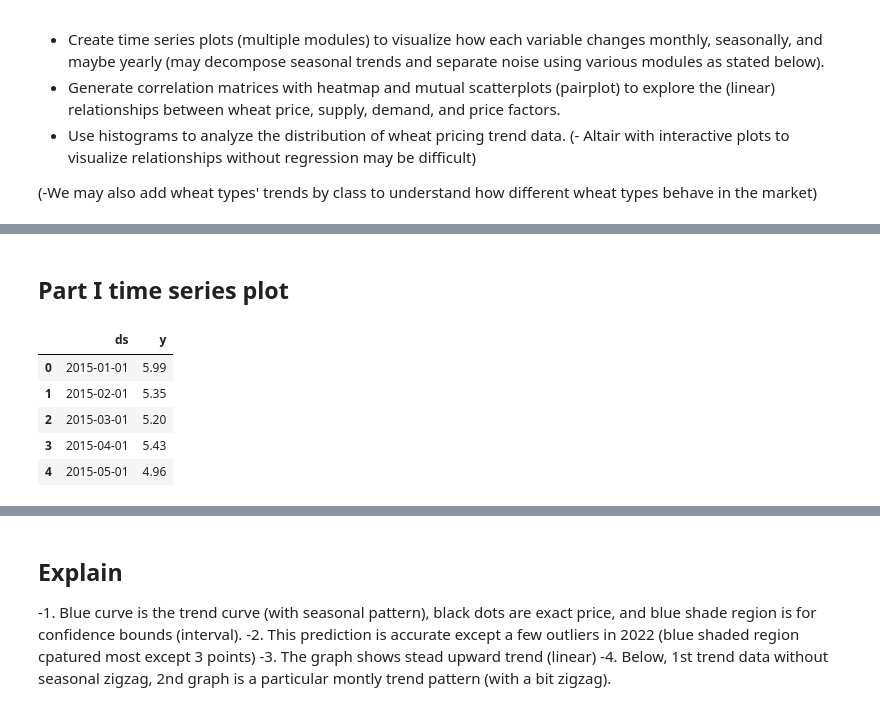
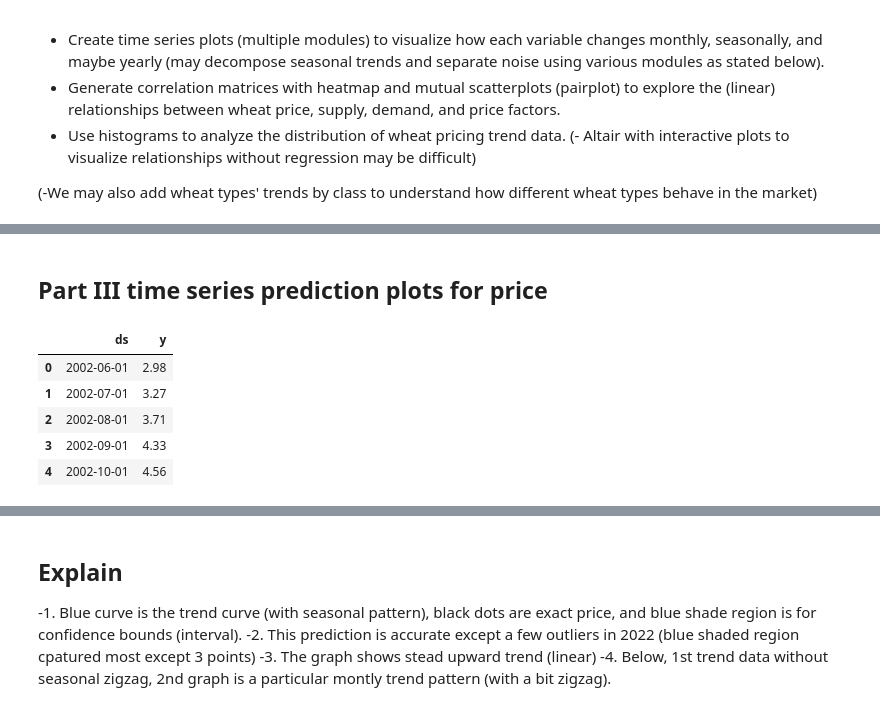
Before and after one commit to WeitongNiu/project-, a Jupyter notebook: visualization.ipynb, the cells around one changed output, grey strips where cells are left out. Saved outputs shown, nothing was run; the diff lists cells and outputs as text; code cells hidden in the pictures.

```diff
--- a/visualization.ipynb
+++ b/visualization.ipynb
@@ -156,14 +457,14 @@ We will begin our exploratory data analysis (EDA) by examining the trends in whe
 # %% [markdown]
-## Part I time series plot
+## Part III time series prediction plots for price
 # %%
 from prophet import Prophet
-date_l_range = pd.date_range(start='2015-01-01', end='2025-01-01', freq='MS') #https://www.geeksforgeeks.org/python-pandas-date_range-method/
+date_l_range = pd.date_range(start='2002-06-01', end='2025-01-01', freq='MS') #https://www.geeksforgeeks.org/python-pandas-date_range-method/
 df_prophet_1=pd.DataFrame({'ds': date_l_range, 'y': df_kansasdata_1 ['Price_Kansas_monthly']})
 df_prophet_1.head()#desired df for using Prophet
 # %% [output]
 |  | ds | y |
-| 0 | 2015-01-01 | 5.99 |
-| 1 | 2015-02-01 | 5.35 |
-| 2 | 2015-03-01 | 5.20 |
-| 3 | 2015-04-01 | 5.43 |
-| 4 | 2015-05-01 | 4.96 |
+| 0 | 2002-06-01 | 2.98 |
+| 1 | 2002-07-01 | 3.27 |
+| 2 | 2002-08-01 | 3.71 |
+| 3 | 2002-09-01 | 4.33 |
+| 4 | 2002-10-01 | 4.56 |
```
Also changed, not shown: parts of 133 cells of this notebook.
